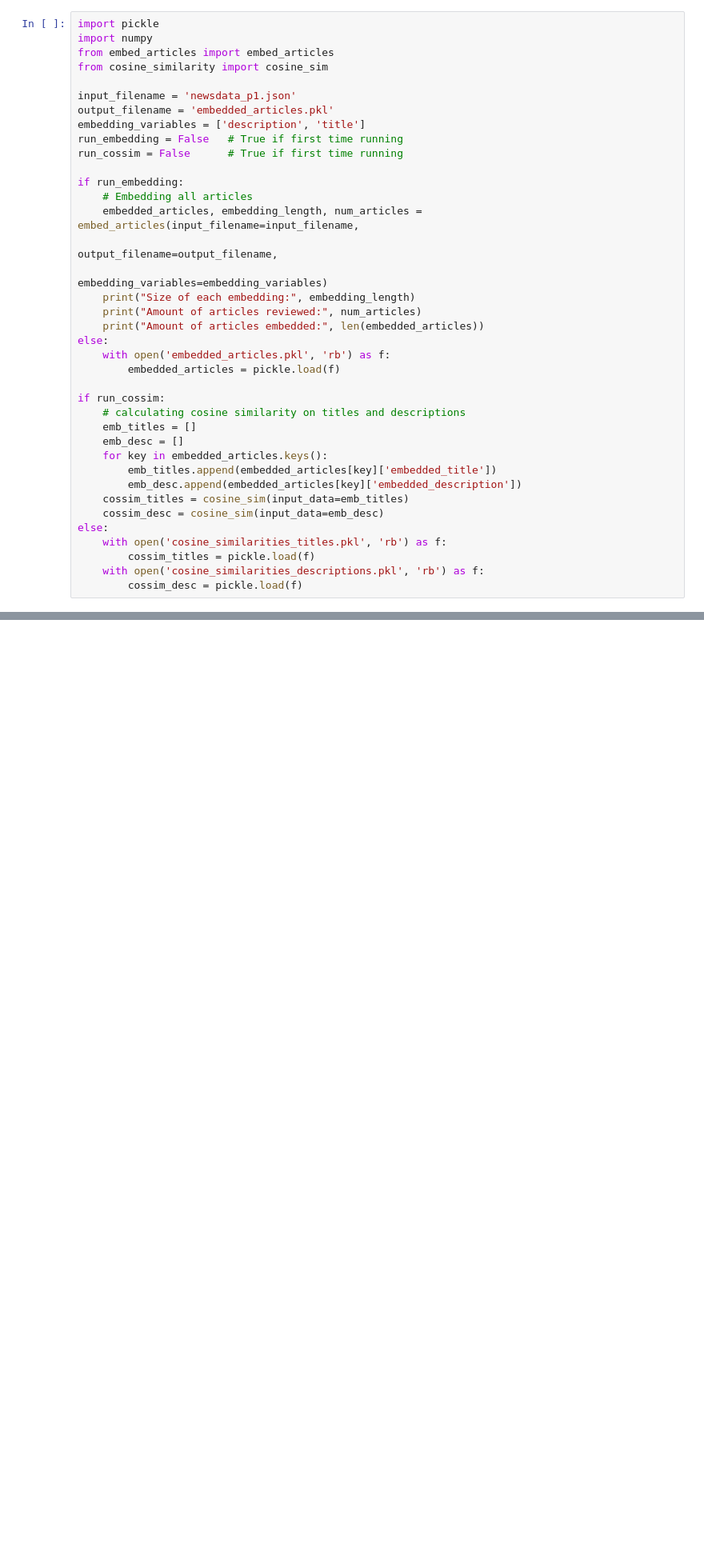
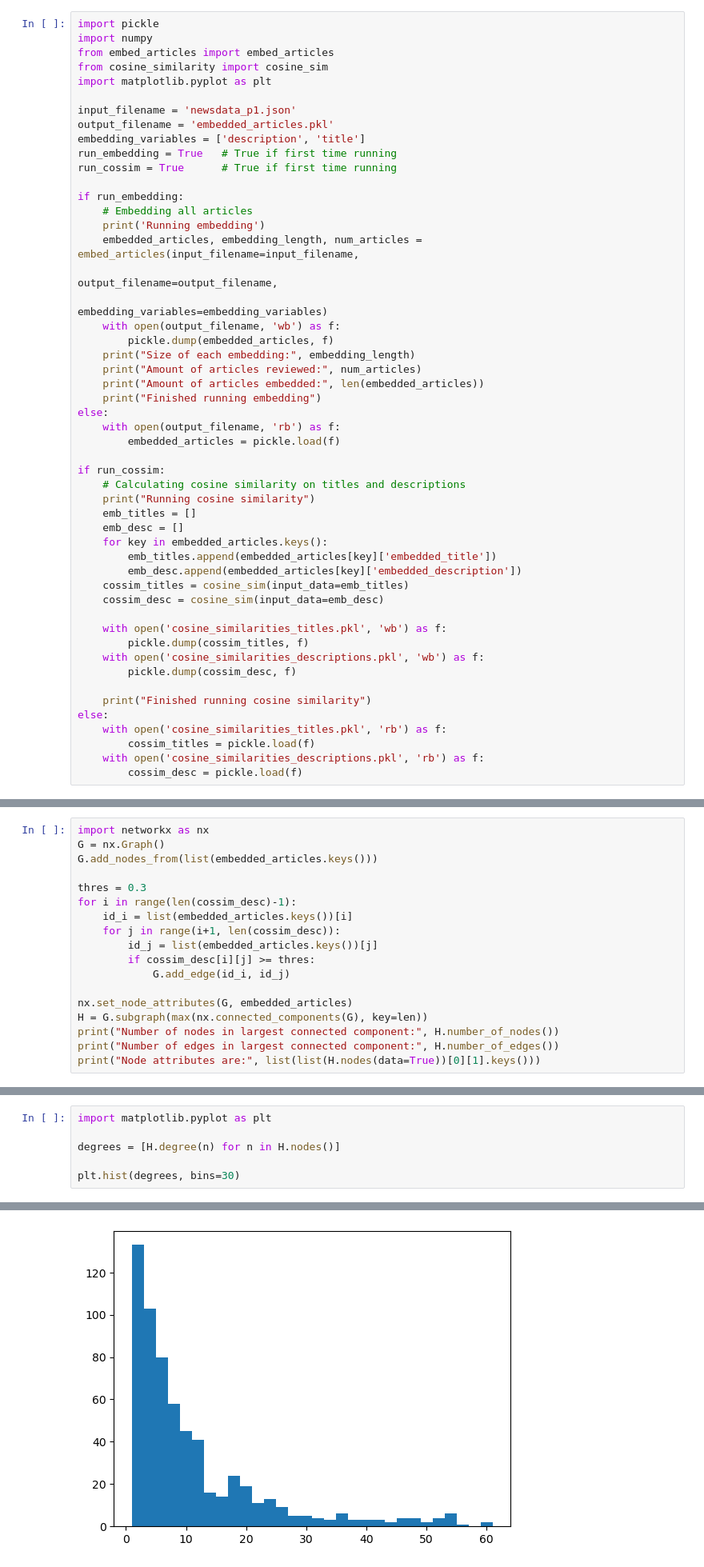
Before and after one commit to TheRealNicolai/Social_NewsProject, a Jupyter notebook: project_assignment.ipynb, the cells around one changed output, grey strips where cells are left out. Shown at 80% size. Saved outputs shown, nothing was run; the diff lists cells and outputs as text; blank space fills up the shorter version.

Commit message:
Lavet netværk ud af data

```diff
--- a/project_assignment.ipynb
+++ b/project_assignment.ipynb
@@ -3,27 +3,33 @@ import pickle
 import numpy
 from embed_articles import embed_articles
 from cosine_similarity import cosine_sim
+import matplotlib.pyplot as plt
 
 input_filename = 'newsdata_p1.json'
 output_filename = 'embedded_articles.pkl'
 embedding_variables = ['description', 'title']
-run_embedding = False   # True if first time running
-run_cossim = False      # True if first time running
+run_embedding = True   # True if first time running
+run_cossim = True      # True if first time running
 
 if run_embedding:
     # Embedding all articles
+    print('Running embedding')
     embedded_articles, embedding_length, num_articles = embed_articles(input_filename=input_filename,
                                                                     output_filename=output_filename,
                                                                     embedding_variables=embedding_variables)
+    with open(output_filename, 'wb') as f:
+        pickle.dump(embedded_articles, f)
     print("Size of each embedding:", embedding_length)
     print("Amount of articles reviewed:", num_articles)
     print("Amount of articles embedded:", len(embedded_articles))
+    print("Finished running embedding")
 else:
-    with open('embedded_articles.pkl', 'rb') as f:
+    with open(output_filename, 'rb') as f:
         embedded_articles = pickle.load(f)
 
 if run_cossim:
-    # calculating cosine similarity on titles and descriptions
+    # Calculating cosine similarity on titles and descriptions
+    print("Running cosine similarity")
     emb_titles = []
     emb_desc = []
     for key in embedded_articles.keys():
@@ -31,6 +37,13 @@ if run_cossim:
         emb_desc.append(embedded_articles[key]['embedded_description'])
     cossim_titles = cosine_sim(input_data=emb_titles)
     cossim_desc = cosine_sim(input_data=emb_desc)
+
+    with open('cosine_similarities_titles.pkl', 'wb') as f:
+        pickle.dump(cossim_titles, f)
+    with open('cosine_similarities_descriptions.pkl', 'wb') as f:
+        pickle.dump(cossim_desc, f)
+
+    print("Finished running cosine similarity")
 else:
     with open('cosine_similarities_titles.pkl', 'rb') as f:
         cossim_titles = pickle.load(f)
@@ -38,0 +69,18 @@ else:
+# %%
+import networkx as nx
+G = nx.Graph()
+G.add_nodes_from(list(embedded_articles.keys()))
+
+thres = 0.3
+for i in range(len(cossim_desc)-1):
+    id_i = list(embedded_articles.keys())[i]
+    for j in range(i+1, len(cossim_desc)):
+        id_j = list(embedded_articles.keys())[j]
+        if cossim_desc[i][j] >= thres:
+            G.add_edge(id_i, id_j)
+
+nx.set_node_attributes(G, embedded_articles)
+H = G.subgraph(max(nx.connected_components(G), key=len))
+print("Number of nodes in largest connected component:", H.number_of_nodes())
+print("Number of edges in largest connected component:", H.number_of_edges())
+print("Node attributes are:", list(list(H.nodes(data=True))[0][1].keys()))
@@ -38,0 +112,7 @@ else:
+# %%
+import matplotlib.pyplot as plt
+
+degrees = [H.degree(n) for n in H.nodes()]
+
+plt.hist(degrees, bins=30)
+# %% [output]
@@ -38,0 +126 @@ else:
+[figure, added]
```
Also changed, not shown: parts of 5 cells of this notebook, 3 other files.
